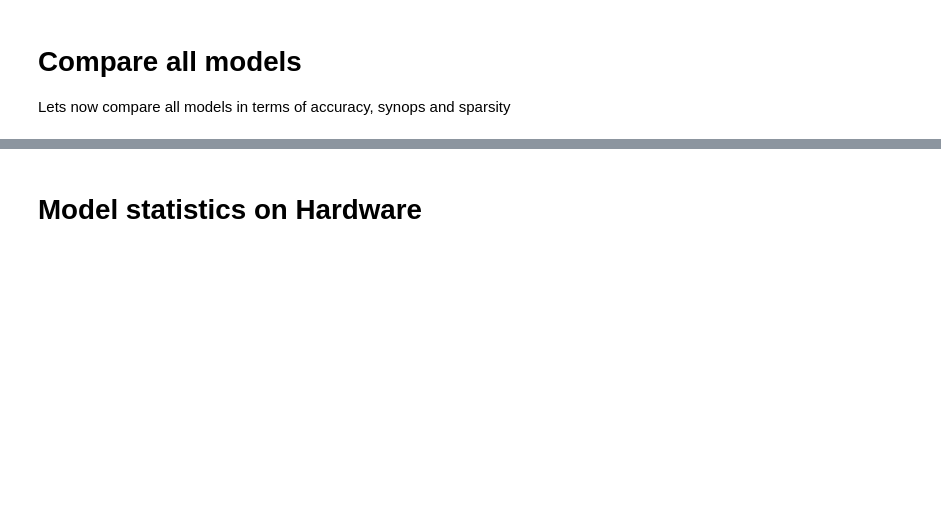
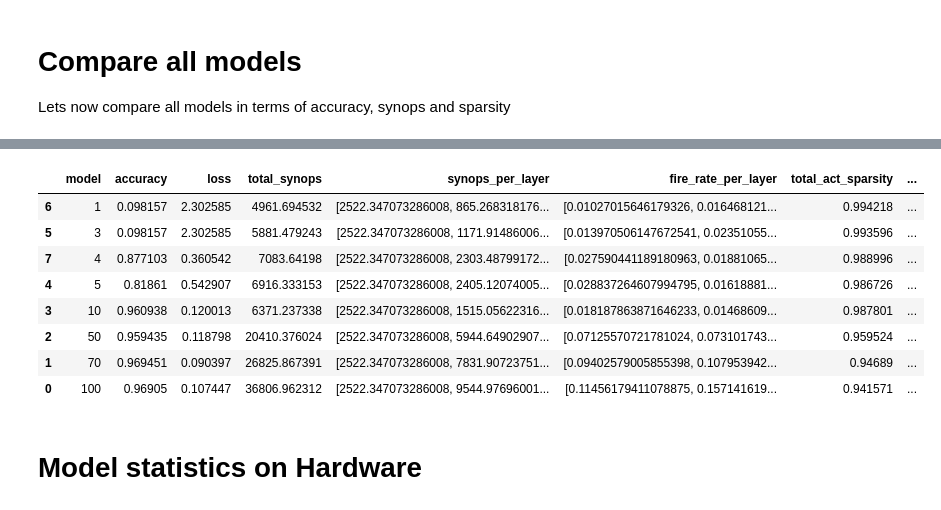
Before and after one commit to neuromorphic-polito/inNuCE_BRANDY-2025, a Jupyter notebook: SNN_sinabs_training.ipynb, the cells around one changed output, grey strips where cells are left out. Cells and saved outputs as stored; diff of their text form; code cells hidden in the pictures; blank space fills up the shorter version.

```diff
--- a/SNN_sinabs_training.ipynb
+++ b/SNN_sinabs_training.ipynb
@@ -740,3 +840,21 @@ display(df)
+# %%
+# Convert to DataFrame
+df = pd.DataFrame(all_results)
+df = df.T.reset_index().rename(columns={'index': 'model'})
+df['model'] = df['model'].apply(int)
+df.sort_values("model", inplace=True)
+
+display(df)
+# %% [output]
+|  | model | accuracy | loss | total_synops | synops_per_layer | fire_rate_per_layer | total_act_sparsity | ... |
+| 6 | 1 | 0.098157 | 2.302585 | 4961.694532 | [2522.347073286008, 865.268318176... | [0.01027015646179326, 0.016468121... | 0.994218 | ... |
+| 5 | 3 | 0.098157 | 2.302585 | 5881.479243 | [2522.347073286008, 1171.91486006... | [0.013970506147672541, 0.02351055... | 0.993596 | ... |
+| 7 | 4 | 0.877103 | 0.360542 | 7083.64198 | [2522.347073286008, 2303.48799172... | [0.027590441189180963, 0.01881065... | 0.988996 | ... |
+| 4 | 5 | 0.81861 | 0.542907 | 6916.333153 | [2522.347073286008, 2405.12074005... | [0.028837264607994795, 0.01618881... | 0.986726 | ... |
+| 3 | 10 | 0.960938 | 0.120013 | 6371.237338 | [2522.347073286008, 1515.05622316... | [0.018187863871646233, 0.01468609... | 0.987801 | ... |
+| 2 | 50 | 0.959435 | 0.118798 | 20410.376024 | [2522.347073286008, 5944.64902907... | [0.07125570721781024, 0.073101743... | 0.959524 | ... |
+| 1 | 70 | 0.969451 | 0.090397 | 26825.867391 | [2522.347073286008, 7831.90723751... | [0.09402579005855398, 0.107953942... | 0.94689 | ... |
+| 0 | 100 | 0.96905 | 0.107447 | 36806.962312 | [2522.347073286008, 9544.97696001... | [0.11456179411078875, 0.157141619... | 0.941571 | ... |
 # %% [markdown]
 # Model statistics on Hardware
 # %%
```
Also changed, not shown: parts of 31 cells of this notebook, 21 other files.
